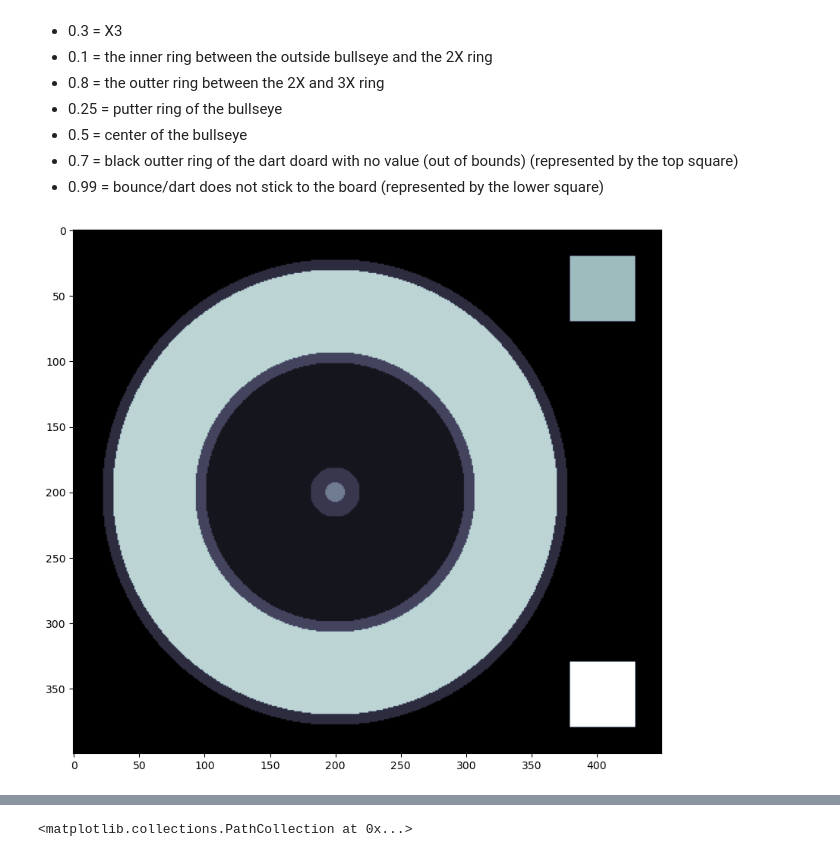
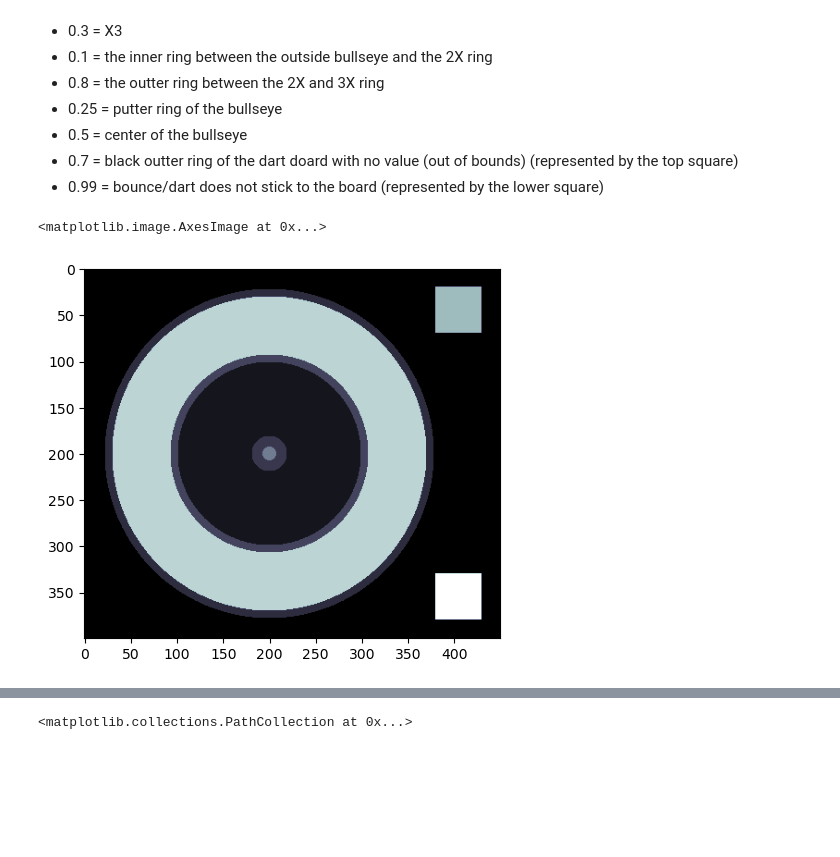
Before and after one commit to msindoni/darts_tracker, a Jupyter notebook: src/Dart_tracker_complete.ipynb, the cells around one changed output, grey strips where cells are left out. Cells and saved outputs as stored; diff of their text form; code cells hidden in the pictures; blank space fills up the shorter version.

```diff
--- a/src/Dart_tracker_complete.ipynb
+++ b/src/Dart_tracker_complete.ipynb
@@ -36,12 +36,11 @@ What the code below does is it creates a2D array or all zeros with the shape 400
 # %%
 #create an array to define dart board regions (bullseye, 2x, 3x, etc..)
 #0=outside_board, 0.2=x2, 0.8=outside ring, 0.3=x3, 0.1=inside ring, 0.25=outer bullseyering, 0.5=bullseye, 0.99 = bouncs, 0.7 = out of bounds
-plt.subplots(figsize=(10, 10))
 score_position_array = generate_position_array()
 plt.imshow(score_position_array, cmap = 'bone')
-plt.savefig('C:/Users/msind/Box Sync/code/darts/numbervaluel_array.jpeg', dpi = 300,  bbox_inches="tight")
 # %% [output]
+<matplotlib.image.AxesImage at 0x...>
-[figure, old version]
+[figure, new version]
 # %%
 #create an array to define dart board scores
 score_number_array = generate_number_array()
```
Also changed, not shown: parts of 2 cells of this notebook, 13 other files.
